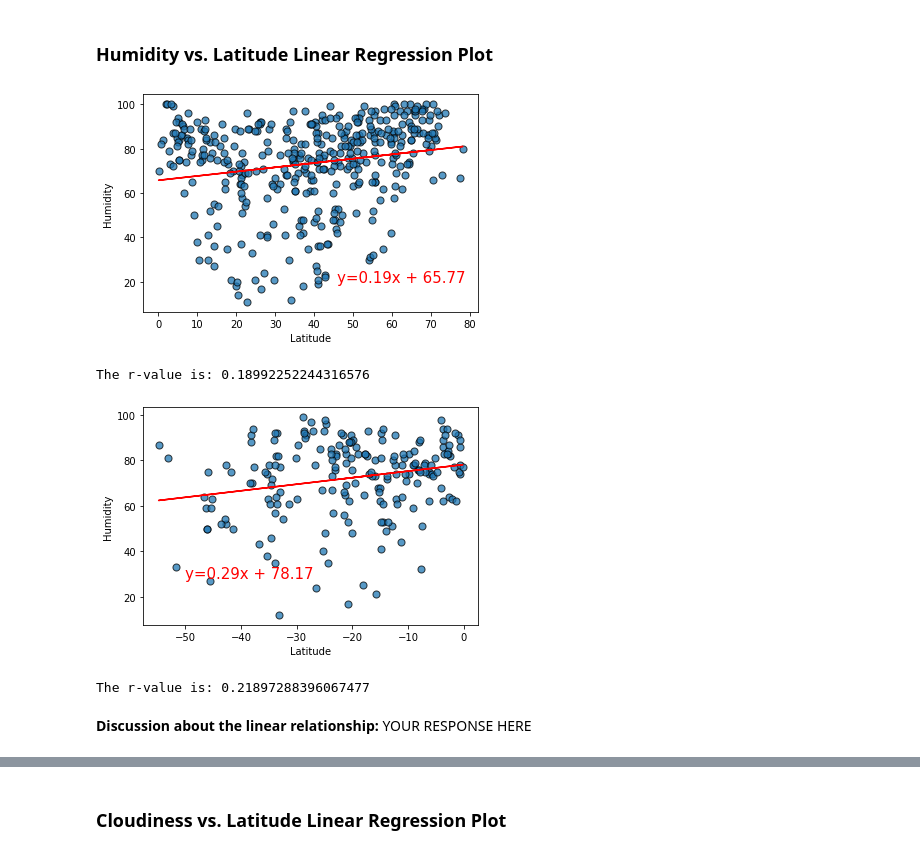
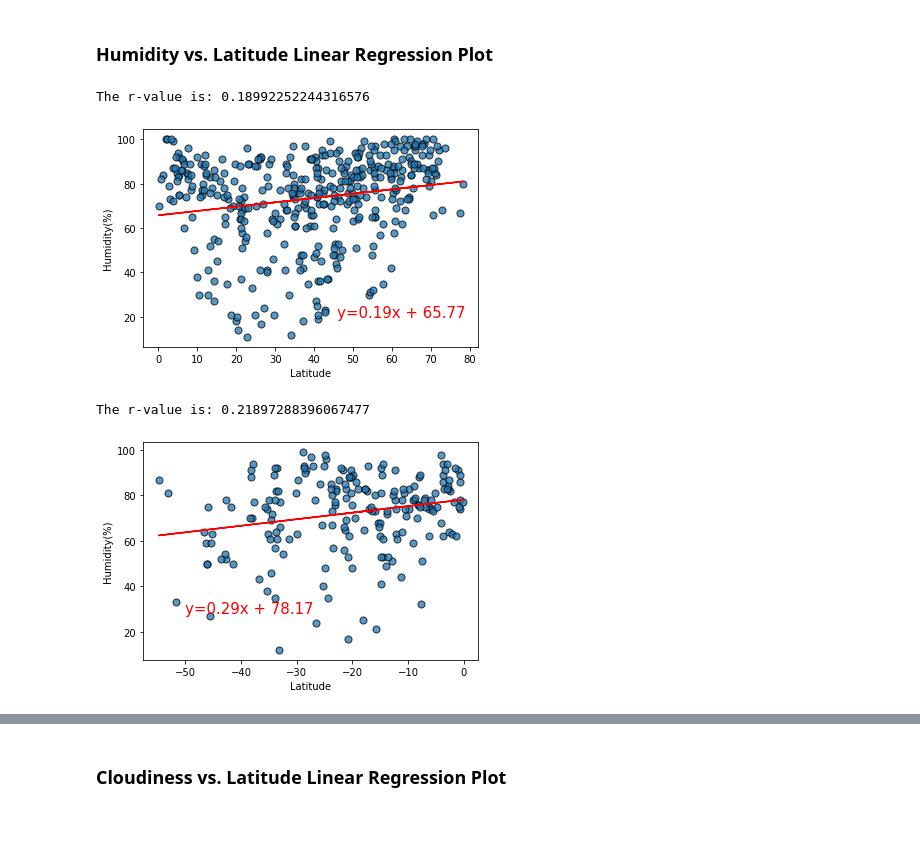
Before and after one commit to gdagger/python-api-challenge, a Jupyter notebook: WeatherPy/WeatherPy.ipynb, the cells around one changed output, grey strips where cells are left out. Drawn from its saved outputs; the diff is of its cells as text; code cells hidden in the pictures; blank space fills up the shorter version.

```diff
--- a/WeatherPy/WeatherPy.ipynb
+++ b/WeatherPy/WeatherPy.ipynb
@@ -363,20 +399,20 @@ The r-value is: 0.6937199767391996
 # %%
 # Northern Hemisphere
 northern_lat = northern_hemi_df["Lat"]
 northern_hum = northern_hemi_df["Humidity"]
 
-linear_regression_plot(northern_lat, northern_hum, (46,20), "Latitude", "Humidity")
+# Use linear_regression_plot function to create linear regression plot
+linear_regression_plot(northern_lat, northern_hum, (46,20), "Latitude", "Humidity(%)")
 # %% [output]
+The r-value is: 0.18992252244316576
-[figure, old version]
+[figure, new version]
-The r-value is: 0.18992252244316576
 # %%
 # Southern Hemisphere
 southern_lat = southern_hemi_df["Lat"]
 southern_hum = southern_hemi_df["Humidity"]
 
-linear_regression_plot(southern_lat, southern_hum, (-50,28), "Latitude", "Humidity")
+# Use linear_regression_plot function to create linear regression plot
+linear_regression_plot(southern_lat, southern_hum, (-50,28), "Latitude", "Humidity(%)")
 # %% [output]
+The r-value is: 0.21897288396067477
-[figure, old version]
+[figure, new version]
-The r-value is: 0.21897288396067477
-# %% [markdown]
-**Discussion about the linear relationship:** YOUR RESPONSE HERE
```
Also changed, not shown: parts of 19 cells of this notebook, 7 other files.
